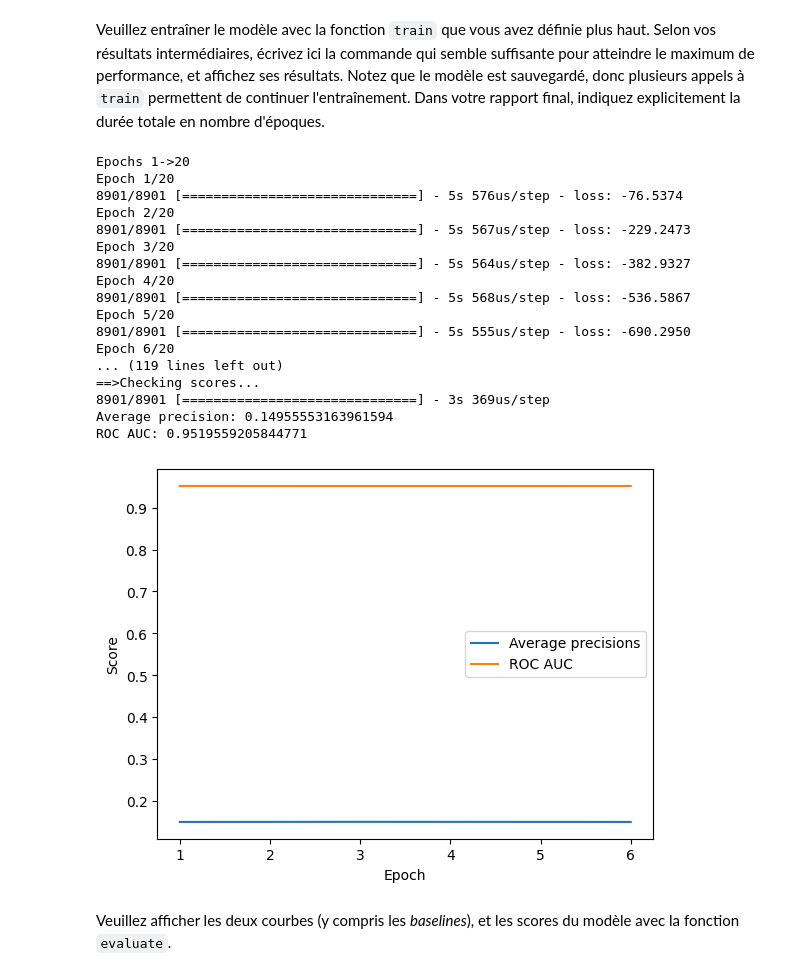
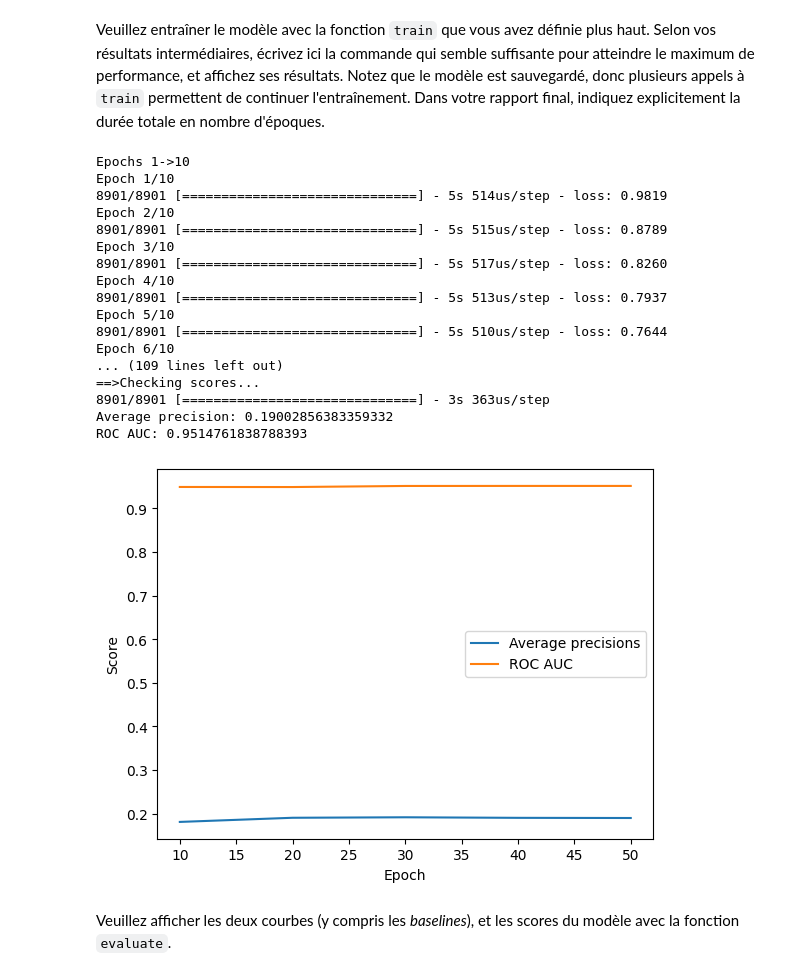
Before and after one commit to HUART1848/APN_L6, a Jupyter notebook: Labo6_Autoencodeurs_student.ipynb, the cells around one changed output. Saved outputs shown, nothing was run; the diff lists cells and outputs as text; code cells hidden in the pictures.

```diff
--- a/Labo6_Autoencodeurs_student.ipynb
+++ b/Labo6_Autoencodeurs_student.ipynb
@@ -225,11 +227,10 @@ def train(model, data, epochs_per_iteration = 10, nb_iterations = 10, display_sc
     roc_auc_scores = np.zeros(nb_iterations)
 
     for i in range(nb_iterations):
-        epoch = i * nb_iterations + 1
-        print(f"Epochs {epoch}->{epoch+epochs_per_iteration-1}")
+        print(f"Epochs {i*epochs_per_iteration+1}->{i*epochs_per_iteration+epochs_per_iteration}")
         model.fit(data, data, epochs=epochs_per_iteration)
 
-        score_epochs.append(epoch+epochs_per_iteration)
+        score_epochs.append(i*epochs_per_iteration+epochs_per_iteration)
         print("==>Checking scores...")
         rec_errors = reconstruction_error(data, model.predict(data))
         average_precision_scores[i] = average_precision_score(data_labels, rec_errors)
@@ -260,9 +266,7 @@ def evaluate(model, data, data_labels):
 Veuillez définir en Keras un autoencodeur à trois couches, avec une couche de codage ayant une dimension plus faible que celle d'entrée (*undercomplete autoencoder*).  Utiliser un modèle de type `Sequential()` avec des couches entièrement connectées de type `Dense()`, en vous guidant sur les [exemples de Keras](https://keras.io/api/models/sequential/).  Choisissez une fonction de coût (*loss*) et un optimiseur appropriés.  N'oubliez pas de [compiler le modèle](https://keras.io/api/models/model_training_apis/#compile-method) à la fin.
 # %%
 model1 = keras.Sequential(name="autoencodeur1")
-model1.add(keras.Input(shape=(data.shape[1],), name="input"))
-model1.add(keras.layers.Dense(10, activation="sigmoid", name="hidden"))
-model1.add(keras.layers.Dense(data.shape[1], activation="sigmoid", name="output"))
+model1.add(keras.layers.Dense(17, activation="relu", name="hidden"))
+model1.add(keras.layers.Dense(data.shape[1], activation="relu", name="output"))
 
-model1.compile(optimizer=keras.optimizers.Adam(learning_rate=0.05), loss="binary_crossentropy")
-model1.summary()
+model1.compile(optimizer=keras.optimizers.Adadelta(learning_rate=0.05), loss="mse")
@@ -287,26 +277,26 @@ _________________________________________________________________
 # %% [markdown]
 Veuillez entraîner le modèle avec la fonction `train` que vous avez définie plus haut.  Selon vos résultats intermédiaires, écrivez ici la commande qui semble suffisante pour atteindre le maximum de performance, et affichez ses résultats.  Notez que le modèle est sauvegardé, donc plusieurs appels à `train` permettent de continuer l'entraînement.  Dans votre rapport final, indiquez explicitement la durée totale en nombre d'époques.
 # %%
-train(model1, data, 20, 3, display_scores=True) # 60 epochs
+train(model1, data, 10, 5, display_scores=True) # 50 epochs
 # %% [output]
-Epochs 1->20
-Epoch 1/20
-8901/8901 [==============================] - 5s 576us/step - loss: -76.5374
-Epoch 2/20
-8901/8901 [==============================] - 5s 567us/step - loss: -229.2473
-Epoch 3/20
-8901/8901 [==============================] - 5s 564us/step - loss: -382.9327
-Epoch 4/20
-8901/8901 [==============================] - 5s 568us/step - loss: -536.5867
-Epoch 5/20
-8901/8901 [==============================] - 5s 555us/step - loss: -690.2950
-Epoch 6/20
-... (119 lines left out)
+Epochs 1->10
+Epoch 1/10
+8901/8901 [==============================] - 5s 514us/step - loss: 0.9819
+Epoch 2/10
+8901/8901 [==============================] - 5s 515us/step - loss: 0.8789
+Epoch 3/10
+8901/8901 [==============================] - 5s 517us/step - loss: 0.8260
+Epoch 4/10
+8901/8901 [==============================] - 5s 513us/step - loss: 0.7937
+Epoch 5/10
+8901/8901 [==============================] - 5s 510us/step - loss: 0.7644
+Epoch 6/10
+... (109 lines left out)
 ==>Checking scores...
-8901/8901 [==============================] - 3s 369us/step
-Average precision: 0.14955553163961594
-ROC AUC: 0.9519559205844771
+8901/8901 [==============================] - 3s 363us/step
+Average precision: 0.19002856383359332
+ROC AUC: 0.9514761838788393
-[figure, old version]
+[figure, new version]
 # %% [markdown]
 Veuillez afficher les deux courbes (y compris les *baselines*), et les scores du modèle avec la fonction `evaluate`.
 # %%
```
Also changed, not shown: parts of 16 cells of this notebook.
